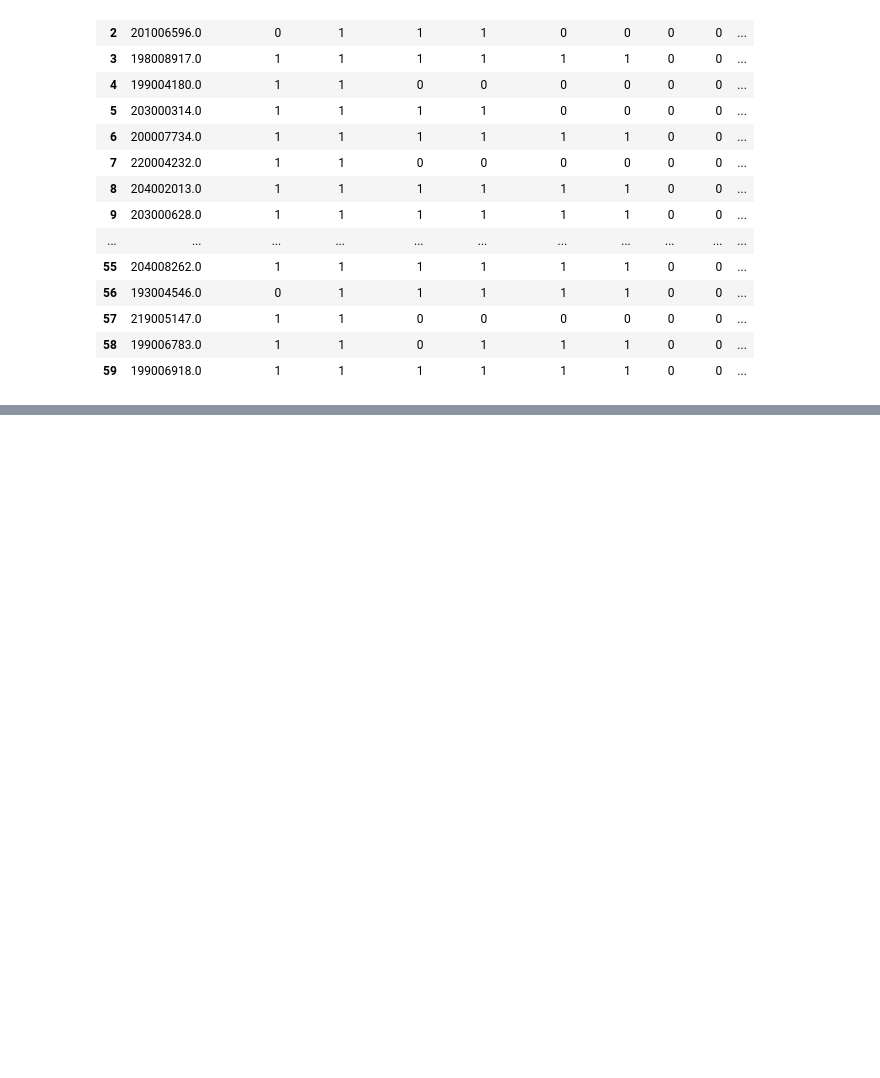
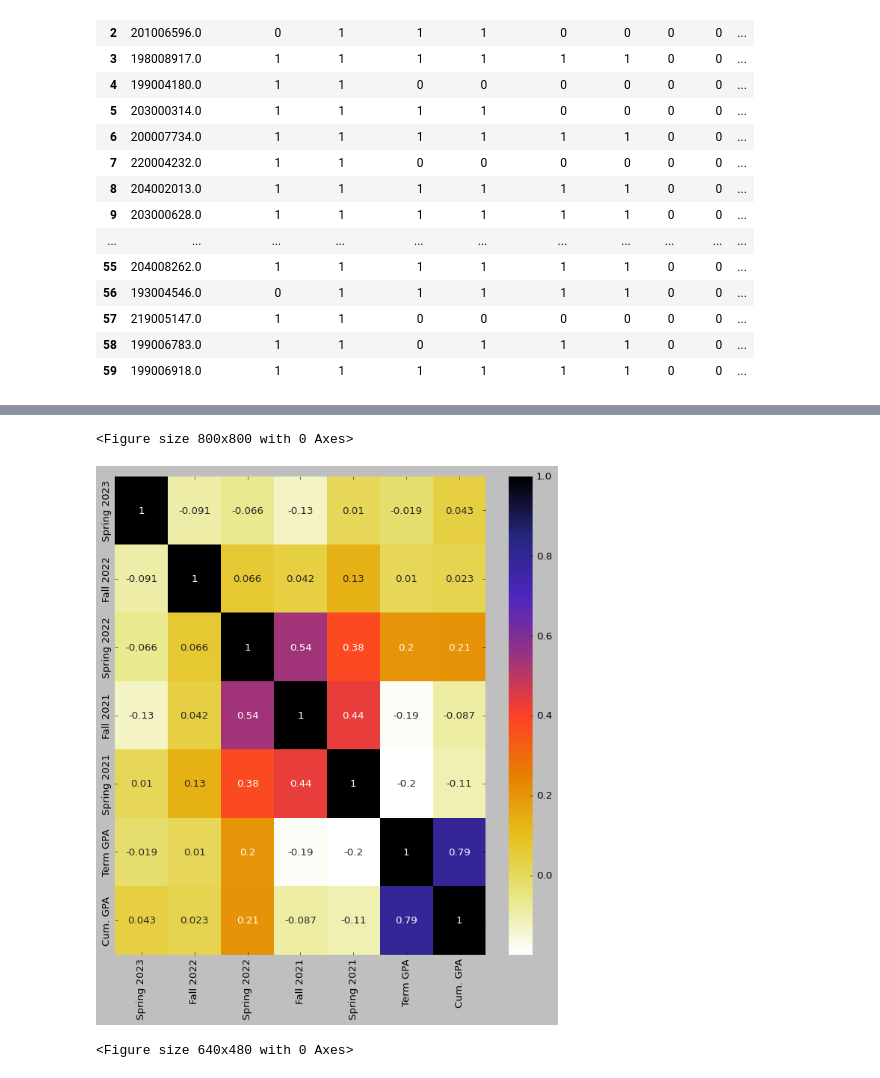
Before and after one commit to BrianKEverett/County-Line, a Jupyter notebook: C24_Review.ipynb, the cells around one changed output, grey strips where cells are left out. Drawn from its saved outputs; the diff is of its cells as text; code cells hidden in the pictures; blank space fills up the shorter version.

Commit message:
class of 2024 engagement

```diff
--- a/C24_Review.ipynb
+++ b/C24_Review.ipynb
@@ -181,3 +184,12 @@ class24
 | 57 | 219005147.0 | 1 | 1 | 0 | 0 | 0 | 0 | 0 | 0 | ... |
 | 58 | 199006783.0 | 1 | 1 | 0 | 1 | 1 | 1 | 0 | 0 | ... |
 | 59 | 199006918.0 | 1 | 1 | 1 | 1 | 1 | 1 | 0 | 0 | ... |
+# %%
+class24 = class24.rename(columns={'spring 2022': 'Spring 2022'})
+# %%
+class24["Spring 2023"] = pd.to_numeric(class24["Spring 2023"])
+class24["Term GPA"] = pd.to_numeric(class24["Term GPA"])
+class24["Fall 2022"]= pd.to_numeric(class24["Fall 2022"])
+class24["Spring 2022"]= pd.to_numeric(class24["Spring 2022"])
+class24["Fall 2021"]= pd.to_numeric(class24["Fall 2021"])
+class24["Spring 2021"]= pd.to_numeric(class24["Spring 2021"])
@@ -183,0 +270,12 @@ class24
+# %%
+corrmat = class24.corr()
+top_corr_features = corrmat.index
+plt.figure(figsize=(10,10))
+#plot heat map
+g=sns.heatmap(class24[top_corr_features].corr(),annot=True , cmap=plt.cm.CMRmap_r)
+plt.show()
+plt.savefig('engagementcorr.pdf')
+# %% [output]
+<Figure size 800x800 with 0 Axes>
+[figure, added]
+<Figure size 640x480 with 0 Axes>
```
Also changed, not shown: parts of 9 cells of this notebook.
